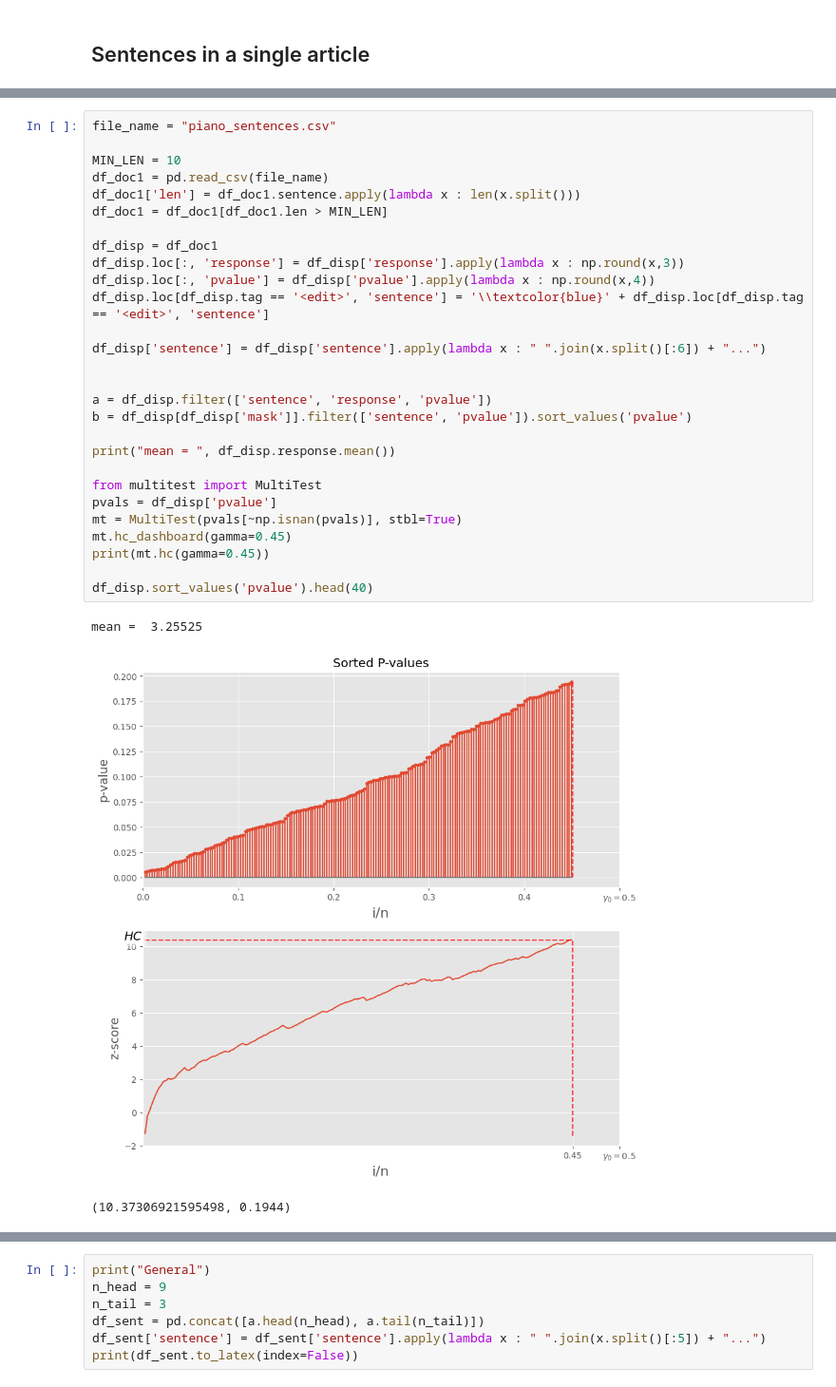
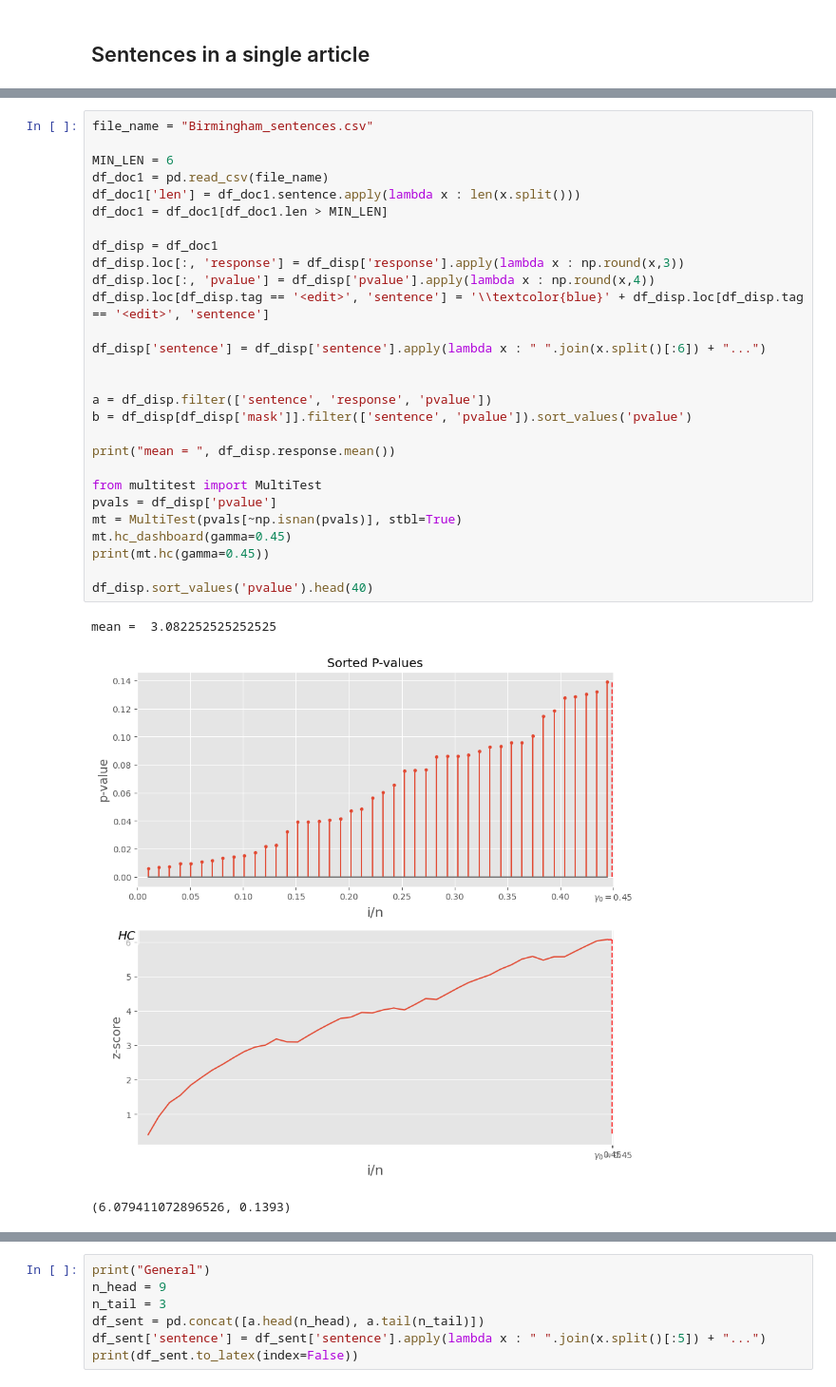
Before and after one commit to alonkipnis/detectLM, a Jupyter notebook: analyze_results_document.ipynb, the cells around one changed output, grey strips where cells are left out. Shown: that part at 95% size. Saved outputs shown, nothing was run; the diff lists cells and outputs as text.

```diff
--- a/analyze_results_document.ipynb
+++ b/analyze_results_document.ipynb
@@ -98,33 +52,33 @@ for df in [1, 2, 3]:
 # %%
-file_name = "piano_sentences.csv"
+file_name = "Birmingham_sentences.csv"
 
-MIN_LEN = 10
+MIN_LEN = 6
 df_doc1 = pd.read_csv(file_name)
 df_doc1['len'] = df_doc1.sentence.apply(lambda x : len(x.split()))
 df_doc1 = df_doc1[df_doc1.len > MIN_LEN]
 
 df_disp = df_doc1
 df_disp.loc[:, 'response'] = df_disp['response'].apply(lambda x : np.round(x,3))
 df_disp.loc[:, 'pvalue'] = df_disp['pvalue'].apply(lambda x : np.round(x,4))
 df_disp.loc[df_disp.tag == '<edit>', 'sentence'] = '\\textcolor{blue}' + df_disp.loc[df_disp.tag == '<edit>', 'sentence']
 
 df_disp['sentence'] = df_disp['sentence'].apply(lambda x : " ".join(x.split()[:6]) + "...")
 
 
 a = df_disp.filter(['sentence', 'response', 'pvalue'])
 b = df_disp[df_disp['mask']].filter(['sentence', 'pvalue']).sort_values('pvalue')
 
 print("mean = ", df_disp.response.mean())
 
 from multitest import MultiTest
 pvals = df_disp['pvalue']
 mt = MultiTest(pvals[~np.isnan(pvals)], stbl=True)
 mt.hc_dashboard(gamma=0.45)
 print(mt.hc(gamma=0.45))
 
 df_disp.sort_values('pvalue').head(40)
 # %% [output]
-mean =  3.25525
+mean =  3.082252525252525
-[figure, old version]
+[figure, new version]
-(10.37306921595498, 0.1944)
+(6.079411072896526, 0.1393)
 |  | Unnamed: 0 | sentence | response | pvalue | context | comment | mask | tag | len |
```
Also changed, not shown: parts of 4 cells of this notebook, 5 other files.
